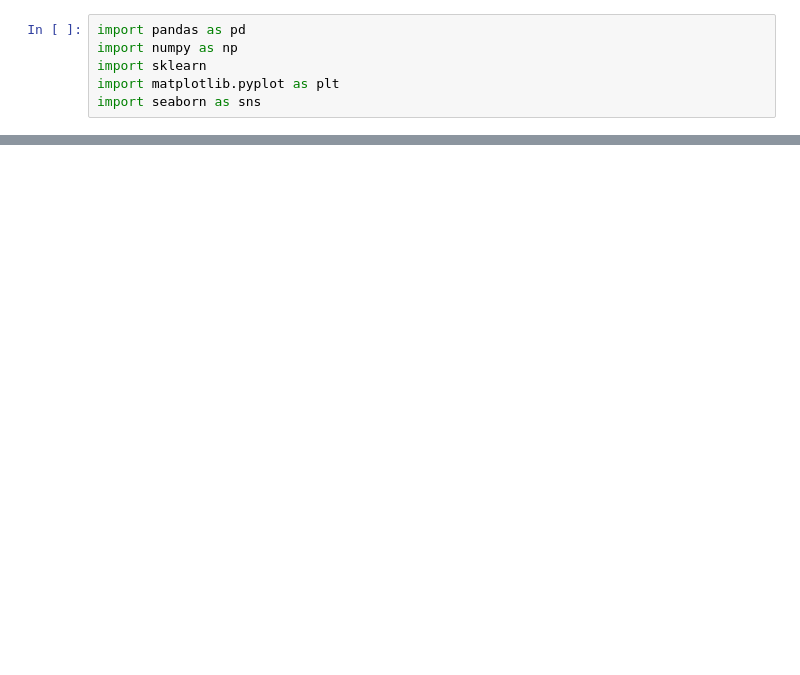
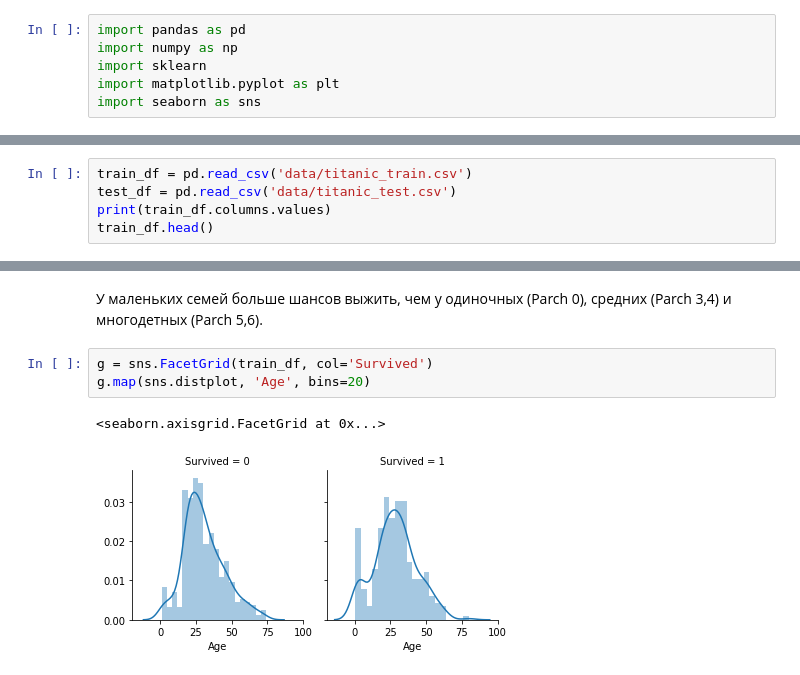
Before and after one commit to A6a7H/Smth-Prcts, a Jupyter notebook: Titanic/Titanic.ipynb, the cells around one changed output, grey strips where cells are left out. Cells and saved outputs as stored; diff of their text form; blank space fills up the shorter version.

```diff
--- a/Titanic/Titanic.ipynb
+++ b/Titanic/Titanic.ipynb
@@ -29,0 +7,5 @@ sns.blend_palette(data)
+# %%
+train_df = pd.read_csv('data/titanic_train.csv')
+test_df = pd.read_csv('data/titanic_test.csv')
+print(train_df.columns.values)
+train_df.head()
@@ -29,0 +136,8 @@ sns.blend_palette(data)
+# %% [markdown]
+У маленьких семей больше шансов выжить, чем у одиночных (Parch 0), средних (Parch 3,4) и многодетных (Parch 5,6).
+# %%
+g = sns.FacetGrid(train_df, col='Survived')
+g.map(sns.distplot, 'Age', bins=20)
+# %% [output]
+<seaborn.axisgrid.FacetGrid at 0x...>
+[figure, added]
```
Also changed, not shown: parts of 43 cells of this notebook.
